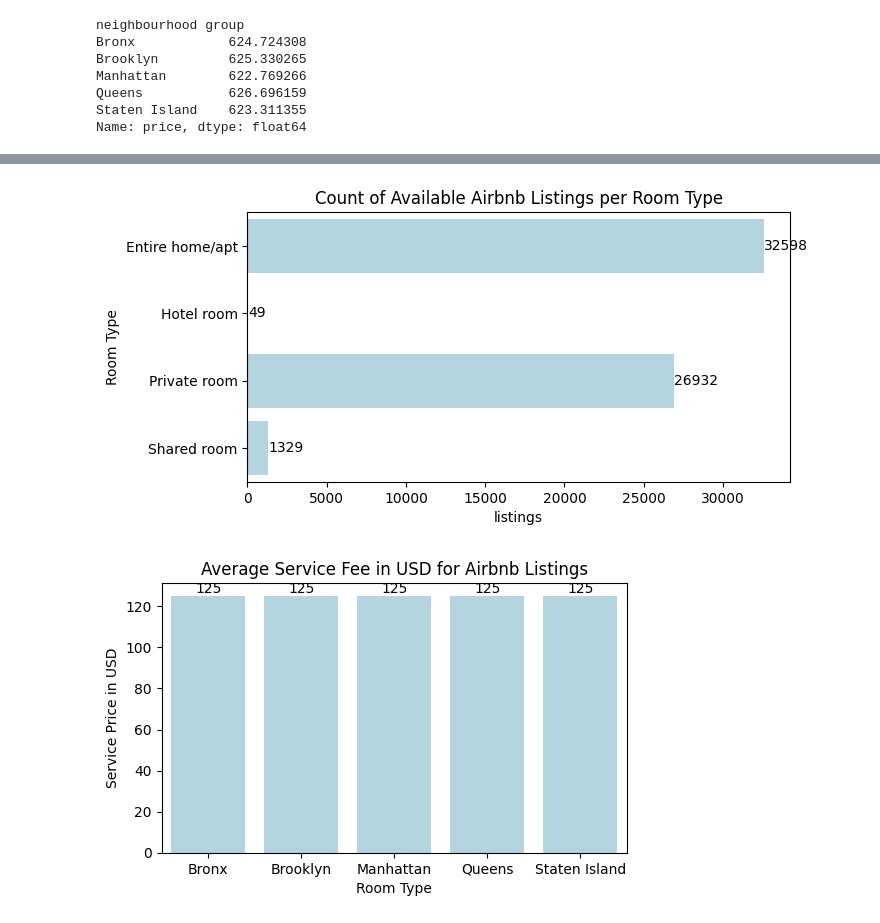
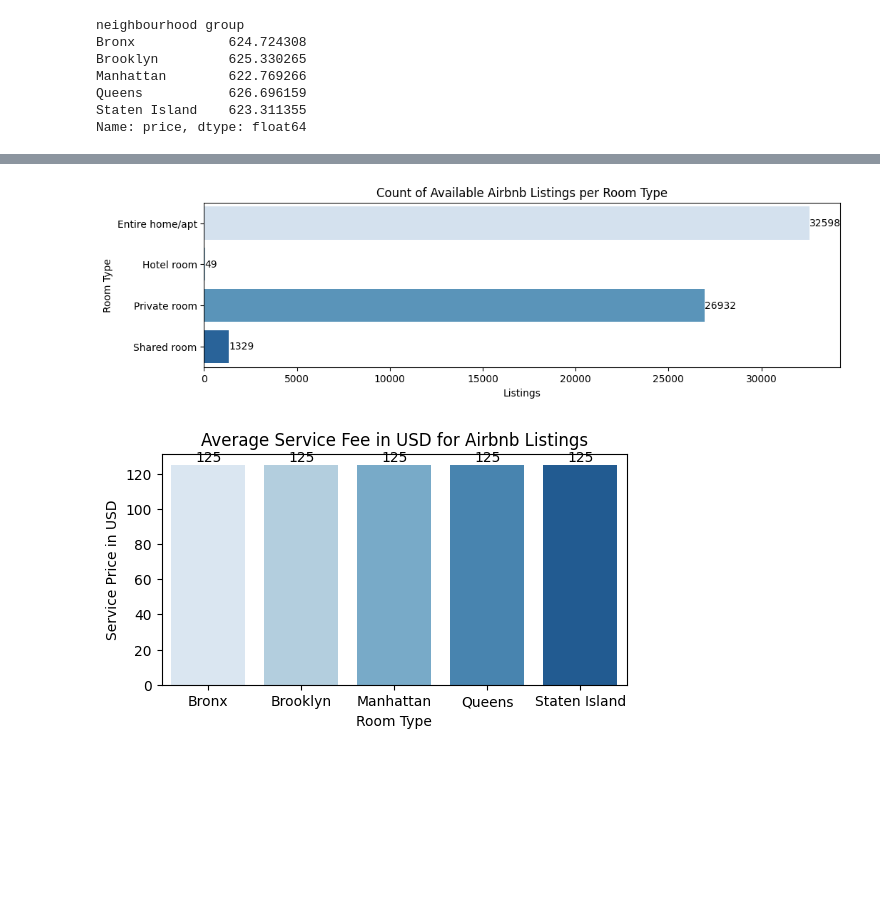
Before and after one commit to jeevithavijaykumar/Exploratory_data_analysis_using_pandas, a Jupyter notebook: Airbnb.ipynb, the cells around one changed output, grey strips where cells are left out. Cells and saved outputs as stored; diff of their text form; code cells hidden in the pictures; blank space fills up the shorter version.

```diff
--- a/Airbnb.ipynb
+++ b/Airbnb.ipynb
@@ -200,25 +201,25 @@ plt.show()
 # %%
 #Count of Available Airbnb Listings per Room Type
 available_roomtype = airbnbdf.groupby(['room type'])['id'].count()
 x1=available_roomtype.index
 y1 = available_roomtype.values
-plt.figure(figsize=(7,3.5))
-bx =sns.barplot(x=y1,y=x1, color='lightblue')
+plt.figure(figsize=(11.5,3))
+bx =sns.barplot(x=y1,y=x1, palette='Blues')
 bx.bar_label(bx.containers[0])
 plt.title('Count of Available Airbnb Listings per Room Type')
-plt.xlabel('listings')
+plt.xlabel('Listings')
 plt.ylabel('Room Type')
 plt.legend
 plt.show()
 # %% [output]
-[figure, old version]
+[figure, new version]
 # %%
 #Average Service Fee per Neighborhood Group in USD for Listings
 avg_servicefee = airbnbdf.groupby(['neighbourhood group'])['service fee'].mean()
 x1=avg_servicefee.index
 y1=avg_servicefee.round(0).values
-plt.figure(figsize=(6,3.5))
-bx =sns.barplot(x=x1,y=y1, color='lightblue')
+plt.figure(figsize=(6,3))
+bx =sns.barplot(x=x1,y=y1, palette='Blues')
 bx.bar_label(bx.containers[0])
 plt.title('Average Service Fee in USD for Airbnb Listings')
 plt.xlabel('Room Type')
@@ -226,7 +227,7 @@ plt.ylabel('Service Price in USD')
 plt.legend
 plt.show()
 # %% [output]
-[figure, old version]
+[figure, new version]
 # %%
 #Average Number of Available Days per Year per Neighborhood Group
 avg_availability = airbnbdf.groupby(['neighbourhood group'])['availability 365'].mean()
```
Also changed, not shown: parts of 7 cells of this notebook.
